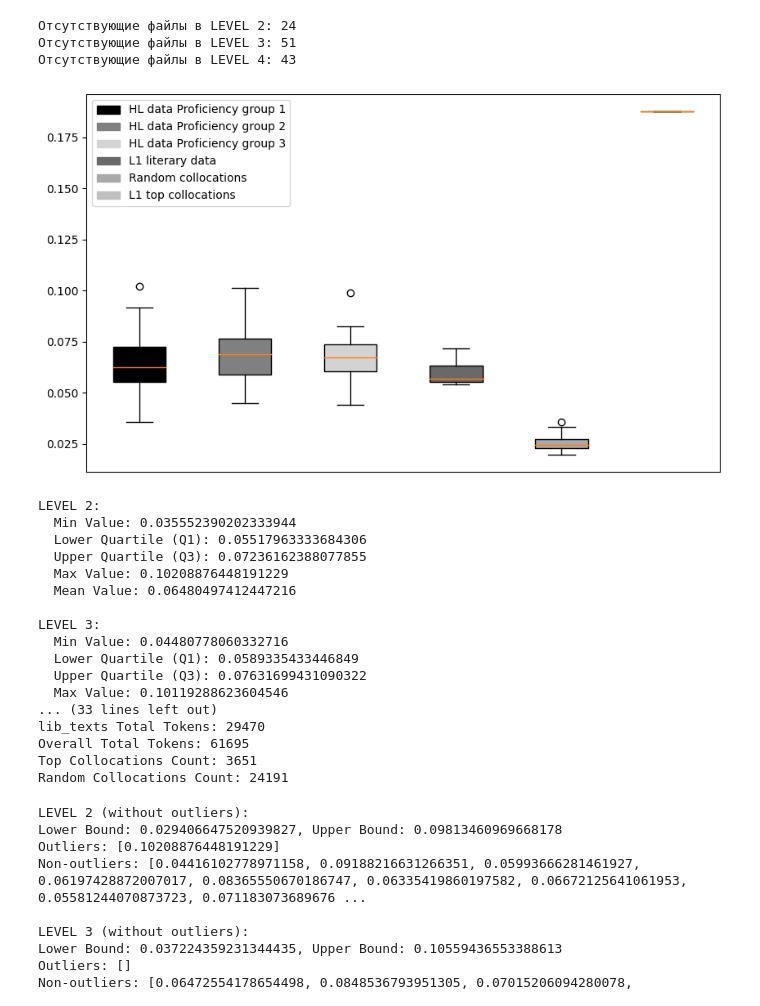
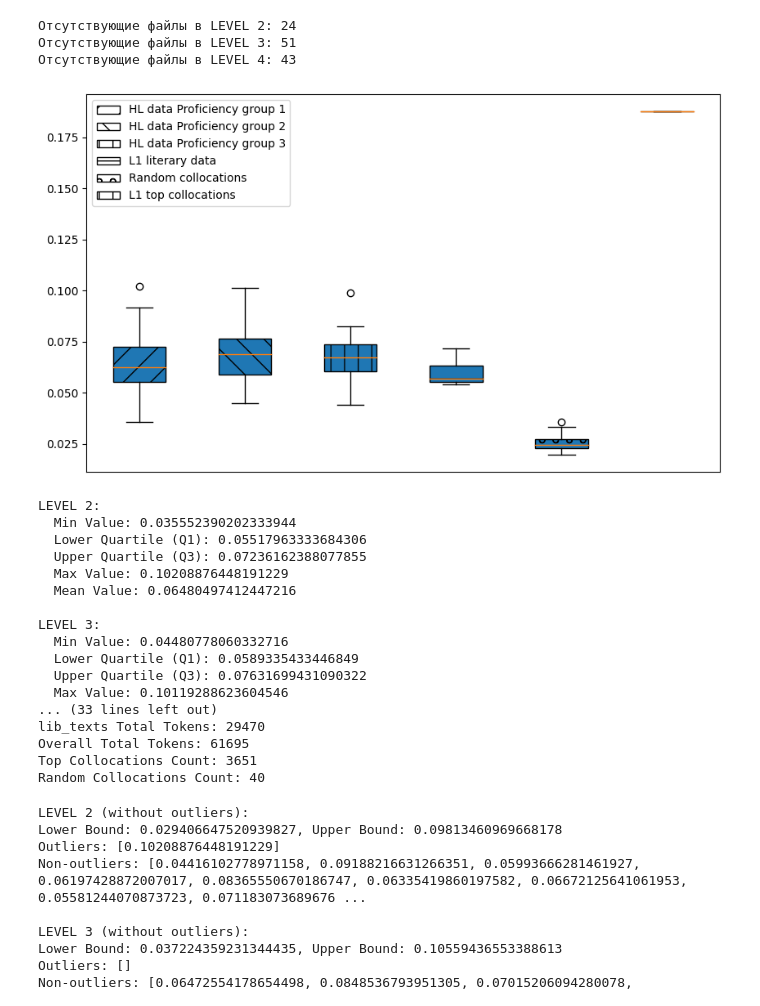
Before and after one commit to Vakhranev/Heritage, a Jupyter notebook: t-score + студенты: ящики.ipynb, the cells around one changed output. Drawn from its saved outputs; the diff is of its cells as text; code cells hidden in the pictures.

```diff
--- a/t-score + студенты: ящики.ipynb
+++ b/t-score + студенты: ящики.ipynb
@@ -172,25 +172,22 @@ average_t_score = df['T_Score'].mean()
 data_to_plot.append([average_t_score])
 labels_to_plot.append('best t-scores')
 
-# Обновление словаря цветов для новой легенды
-levels_colors = {
-    'LEVEL 2': 'black',
-    'LEVEL 3': 'grey',
-    'LEVEL 4': 'lightgrey',
-    'lib_texts': 'dimgray',
-    'lib_random_texts': 'darkgrey',
-    'best t-scores': 'silver'
+# Обновление словаря штриховок для новой легенды
+patterns = {
+    'LEVEL 2': '/',
+    'LEVEL 3': '\\',
+    'LEVEL 4': '|',
+    'lib_texts': '-',
+    'lib_random_texts': 'o',
+    'best t-scores': '+'
 }
 
 # Построение ящиков с усами
 bp = plt.boxplot(data_to_plot, patch_artist=True)
 
-# Цвет каждого ящика
-colors = [levels_colors[level] for level in labels_to_plot]
-
-# Задаем цвета ящиков
-for patch, color in zip(bp['boxes'], colors):
-    patch.set_facecolor(color)
+# Задаем штриховки для ящиков
+for patch, label in zip(bp['boxes'], labels_to_plot):
+    patch.set_hatch(patterns[label])
 
 # Новые метки для легенды
 new_labels = {
@@ -203,7 +200,7 @@ new_labels = {
 }
 
 # Добавление легенды
-legend_handles = [plt.Rectangle((0,0),1,1, color=levels_colors[label]) for label in labels_to_plot]
+legend_handles = [plt.Rectangle((0,0),1,1, hatch=patterns[label], edgecolor='black', facecolor='white') for label in labels_to_plot]
 plt.legend(legend_handles, [new_labels[label] for label in labels_to_plot])
 
 # Удаление подписей с оси x
@@ -226,35 +223,35 @@ for level, data in zip(labels_to_plot, data_to_plot):
         print(f"  Upper Quartile (Q3): {upper_quartile}")
         print(f"  Max Value: {max_value}")
         print(f"  Mean Value: {mean_value}\n")
     else:
         print(f"{level}: No data available\n")
 
 # Вывод количества токенов для каждого уровня и lib_texts
 total_tokens_by_level = {}
 for level, files in files_by_levels.items():
     total_tokens = sum(mmr_token_counts[file] for file in files if file in mmr_token_counts)
     total_tokens_by_level[level] = total_tokens
     print(f"{level} Total Tokens: {total_tokens}")
 
 lib_texts_total_tokens = sum(lib_token_counts.values())
 total_tokens_by_level['lib_texts'] = lib_texts_total_tokens
 print(f"lib_texts Total Tokens: {lib_texts_total_tokens}")
 
 # Вывод общего количества токенов
 overall_total_tokens = sum(total_tokens_by_level.values())
 print(f"Overall Total Tokens: {overall_total_tokens}")
 
 # Подсчет количества коллокаций для топовых и рандомных текстов
 top_collocations_count = df.shape[0]
 random_collocations_count = len(lib_random_texts)
 
 print(f"Top Collocations Count: {top_collocations_count}")
-print(f"Random Collocations Count: {lib_random_collocations}")
+print(f"Random Collocations Count: {random_collocations_count}")
 # %% [output]
 Отсутствующие файлы в LEVEL 2: 24
 Отсутствующие файлы в LEVEL 3: 51
 Отсутствующие файлы в LEVEL 4: 43
-[figure, old version]
+[figure, new version]
 LEVEL 2:
   Min Value: 0.035552390202333944
   Lower Quartile (Q1): 0.05517963333684306
@@ -271,7 +268,7 @@ LEVEL 3:
 lib_texts Total Tokens: 29470
 Overall Total Tokens: 61695
 Top Collocations Count: 3651
-Random Collocations Count: 24191
+Random Collocations Count: 40
 # %%
 # Подсчёт пограничных значений без учёта выбросов для каждого уровня
 for i, data in enumerate(data_to_plot[:3]):
```
